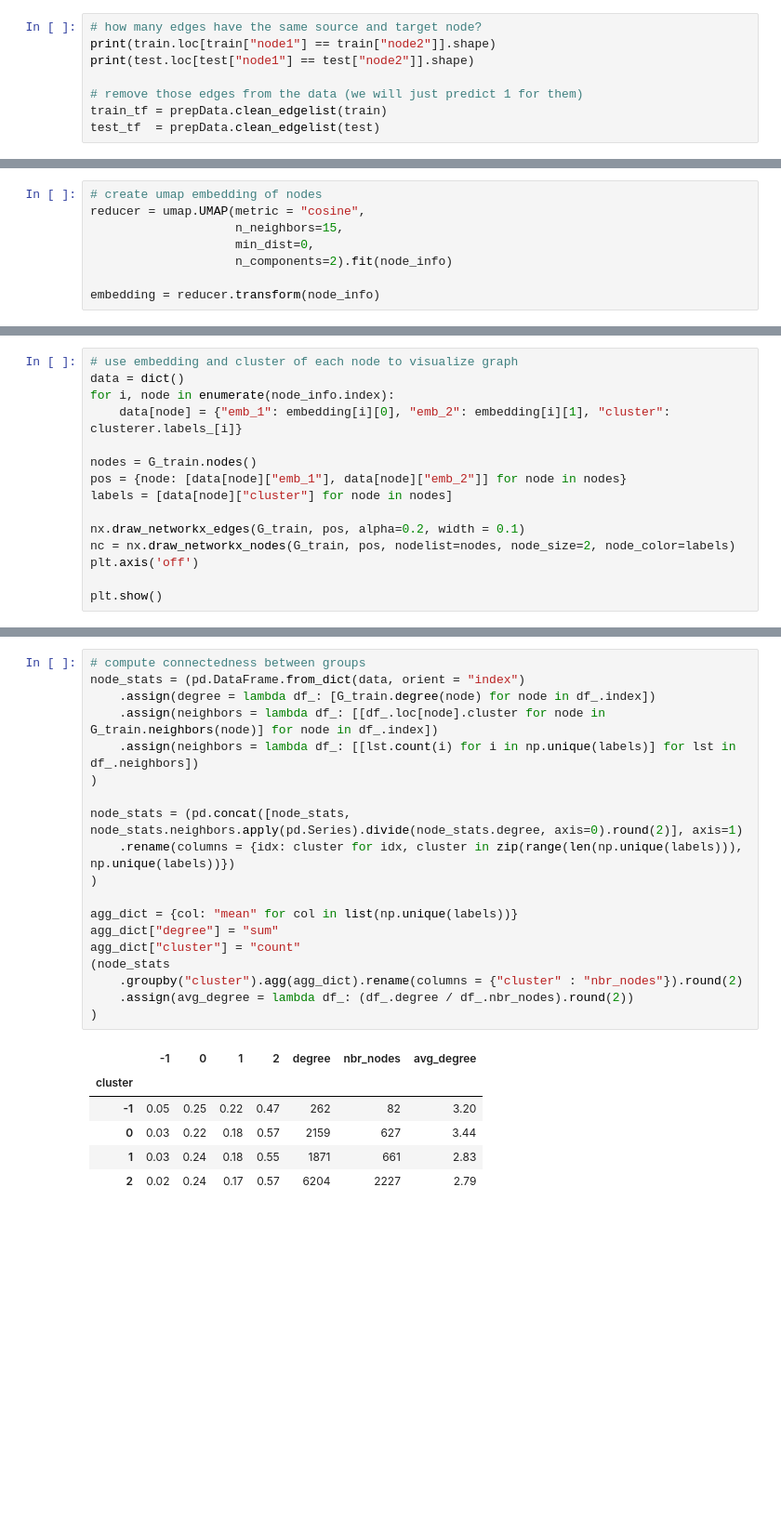
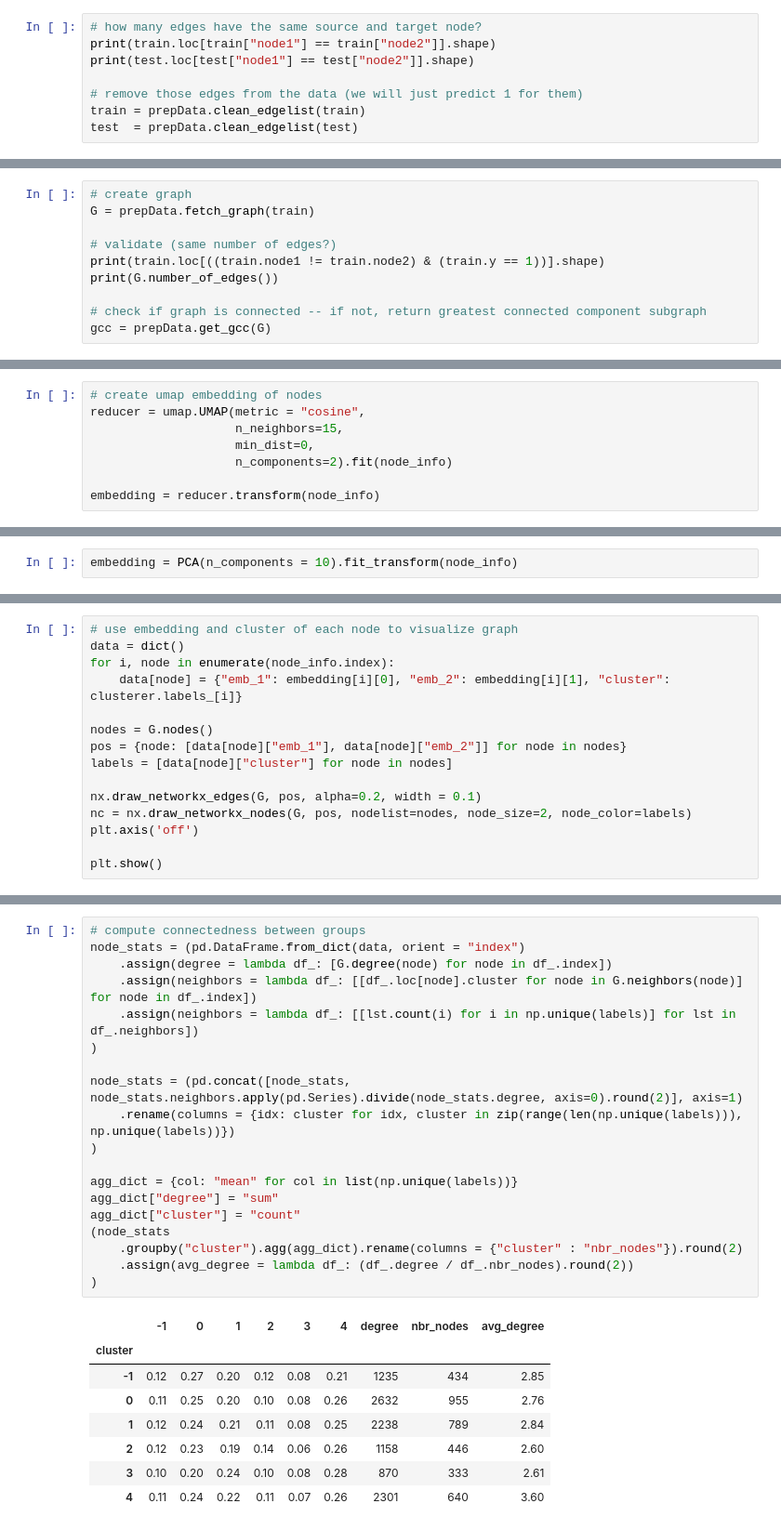
Before and after one commit to lassefschmidt/Network-Science_Challenge, a Jupyter notebook: 0_Exploratory Data Analysis and Preprocessing.ipynb, the cells around one changed output, grey strips where cells are left out. Shown: that part at 93% size. Cells and saved outputs as stored; diff of their text form; blank space fills up the shorter version.

```diff
--- a/0_Exploratory Data Analysis and Preprocessing.ipynb
+++ b/0_Exploratory Data Analysis and Preprocessing.ipynb
@@ -116,8 +118,8 @@ print(train.loc[train["node1"] == train["node2"]].shape)
 print(test.loc[test["node1"] == test["node2"]].shape)
 
 # remove those edges from the data (we will just predict 1 for them)
-train_tf = prepData.clean_edgelist(train)
-test_tf  = prepData.clean_edgelist(test)
+train = prepData.clean_edgelist(train)
+test  = prepData.clean_edgelist(test)
 # %% [output]
 (31, 3)
 (17, 2)
@@ -141,0 +130,10 @@ The graph is connected
+# %%
+# create graph
+G = prepData.fetch_graph(train)
+
+# validate (same number of edges?)
+print(train.loc[((train.node1 != train.node2) & (train.y == 1))].shape)
+print(G.number_of_edges())
+
+# check if graph is connected -- if not, return greatest connected component subgraph
+gcc = prepData.get_gcc(G)
@@ -291,3 +342,5 @@ plt.plot(explained_variance)
+# %%
+embedding = PCA(n_components = 10).fit_transform(node_info)
 # %%
 # plot umap embedding of nodes
 plt.scatter(
@@ -340,12 +393,12 @@ data = dict()
 for i, node in enumerate(node_info.index):
     data[node] = {"emb_1": embedding[i][0], "emb_2": embedding[i][1], "cluster": clusterer.labels_[i]}
 
-nodes = G_train.nodes()
+nodes = G.nodes()
 pos = {node: [data[node]["emb_1"], data[node]["emb_2"]] for node in nodes}
 labels = [data[node]["cluster"] for node in nodes]
 
-nx.draw_networkx_edges(G_train, pos, alpha=0.2, width = 0.1)
-nc = nx.draw_networkx_nodes(G_train, pos, nodelist=nodes, node_size=2, node_color=labels)
+nx.draw_networkx_edges(G, pos, alpha=0.2, width = 0.1)
+nc = nx.draw_networkx_nodes(G, pos, nodelist=nodes, node_size=2, node_color=labels)
 plt.axis('off')
 
 plt.show()
@@ -354,26 +407,28 @@ plt.show()
 # %%
 # compute connectedness between groups
 node_stats = (pd.DataFrame.from_dict(data, orient = "index")
-    .assign(degree = lambda df_: [G_train.degree(node) for node in df_.index])
-    .assign(neighbors = lambda df_: [[df_.loc[node].cluster for node in G_train.neighbors(node)] for node in df_.index])
+    .assign(degree = lambda df_: [G.degree(node) for node in df_.index])
+    .assign(neighbors = lambda df_: [[df_.loc[node].cluster for node in G.neighbors(node)] for node in df_.index])
     .assign(neighbors = lambda df_: [[lst.count(i) for i in np.unique(labels)] for lst in df_.neighbors])
 )
 
 node_stats = (pd.concat([node_stats, node_stats.neighbors.apply(pd.Series).divide(node_stats.degree, axis=0).round(2)], axis=1)
     .rename(columns = {idx: cluster for idx, cluster in zip(range(len(np.unique(labels))), np.unique(labels))})
 )
 
 agg_dict = {col: "mean" for col in list(np.unique(labels))}
 agg_dict["degree"] = "sum"
 agg_dict["cluster"] = "count"
 (node_stats
     .groupby("cluster").agg(agg_dict).rename(columns = {"cluster" : "nbr_nodes"}).round(2)
     .assign(avg_degree = lambda df_: (df_.degree / df_.nbr_nodes).round(2))
 )
 # %% [output]
-|  | -1 | 0 | 1 | 2 | degree | nbr_nodes | avg_degree |
-| cluster |  |  |  |  |  |  |  |
-| -1 | 0.05 | 0.25 | 0.22 | 0.47 | 262 | 82 | 3.20 |
-| 0 | 0.03 | 0.22 | 0.18 | 0.57 | 2159 | 627 | 3.44 |
-| 1 | 0.03 | 0.24 | 0.18 | 0.55 | 1871 | 661 | 2.83 |
-| 2 | 0.02 | 0.24 | 0.17 | 0.57 | 6204 | 2227 | 2.79 |
+|  | -1 | 0 | 1 | 2 | 3 | 4 | degree | nbr_nodes | avg_degree |
+| cluster |  |  |  |  |  |  |  |  |  |
+| -1 | 0.12 | 0.27 | 0.20 | 0.12 | 0.08 | 0.21 | 1235 | 434 | 2.85 |
+| 0 | 0.11 | 0.25 | 0.20 | 0.10 | 0.08 | 0.26 | 2632 | 955 | 2.76 |
+| 1 | 0.12 | 0.24 | 0.21 | 0.11 | 0.08 | 0.25 | 2238 | 789 | 2.84 |
+| 2 | 0.12 | 0.23 | 0.19 | 0.14 | 0.06 | 0.26 | 1158 | 446 | 2.60 |
+| 3 | 0.10 | 0.20 | 0.24 | 0.10 | 0.08 | 0.28 | 870 | 333 | 2.61 |
+| 4 | 0.11 | 0.24 | 0.22 | 0.11 | 0.07 | 0.26 | 2301 | 640 | 3.60 |
```
Also changed, not shown: parts of 41 cells of this notebook, 3 other files.
